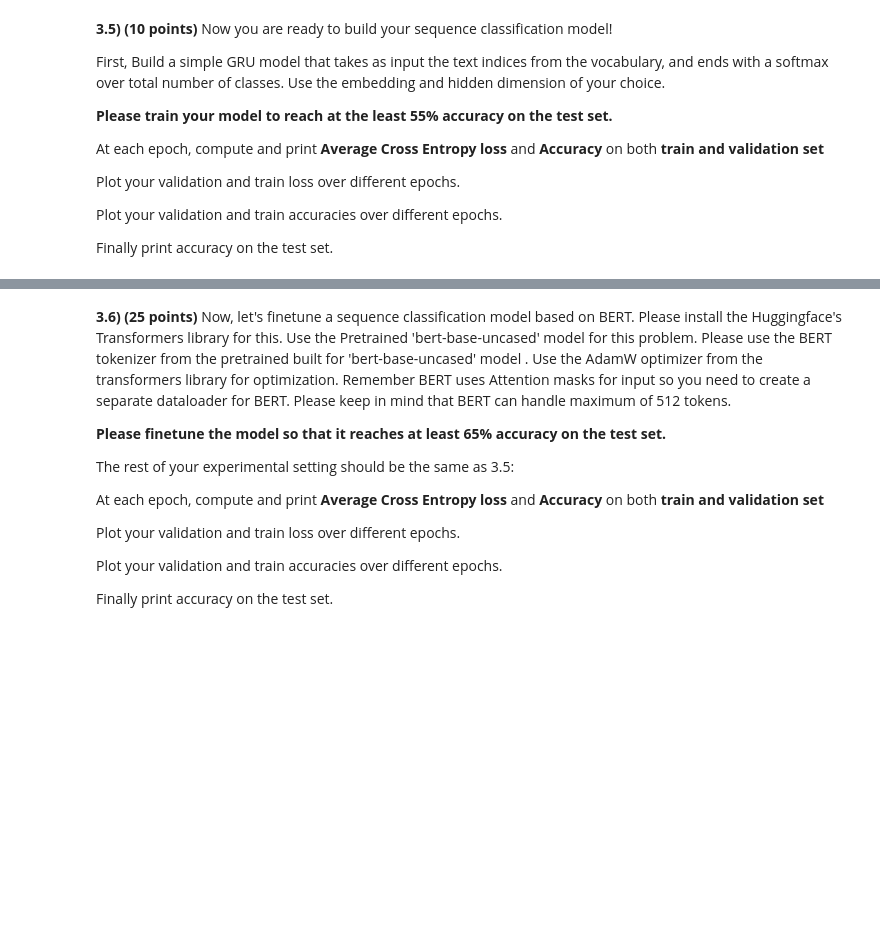
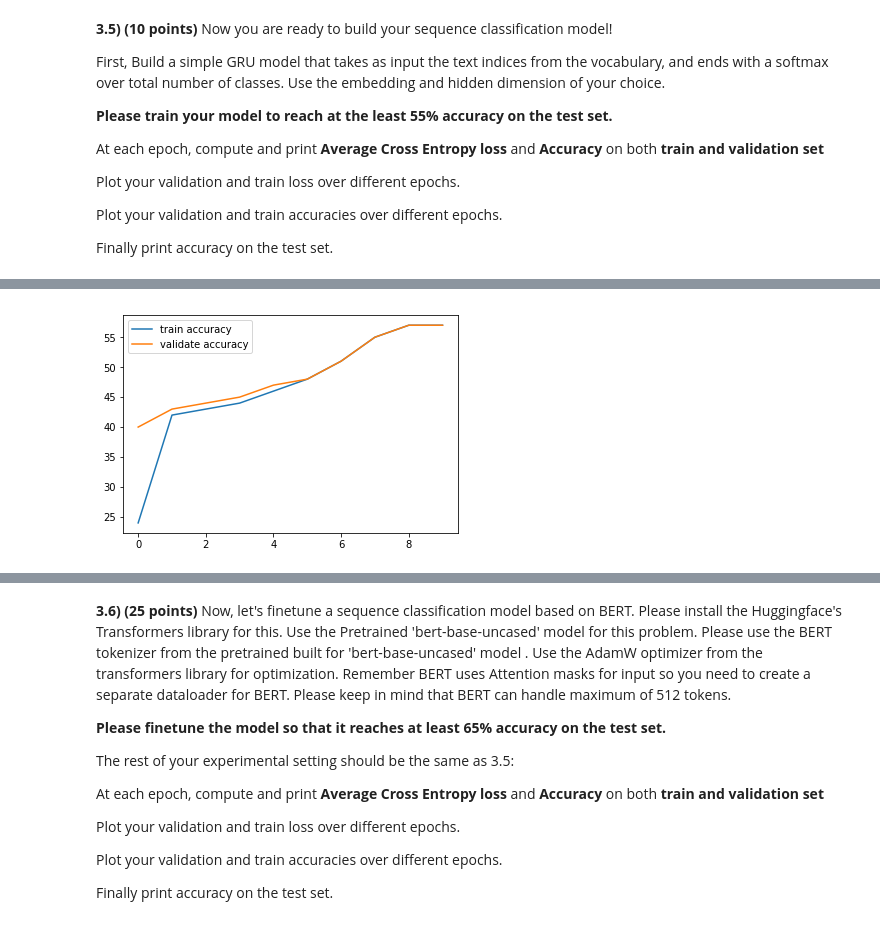
Before and after one commit to ChaojieZhang-cz/DL_HW3, a Jupyter notebook: HW3-ChaojieZhang-Copy1.ipynb, the cells around one changed output, grey strips where cells are left out. Cells and saved outputs as stored; diff of their text form; code cells hidden in the pictures; blank space fills up the shorter version.

```diff
--- a/HW3-ChaojieZhang-Copy1.ipynb
+++ b/HW3-ChaojieZhang-Copy1.ipynb
@@ -342,0 +364,8 @@ Test set | Loss: 1.1431 | AUC: 57.00% | time elapse:  00:00:40
+# %%
+fig, ax = plt.subplots()
+line1, = ax.plot(train_acc,label='train accuracy')
+line2, = ax.plot(val_acc,label='validate accuracy')
+ax.legend()
+plt.show()
+# %% [output]
+[figure, added]
```
Also changed, not shown: parts of 19 cells of this notebook.
